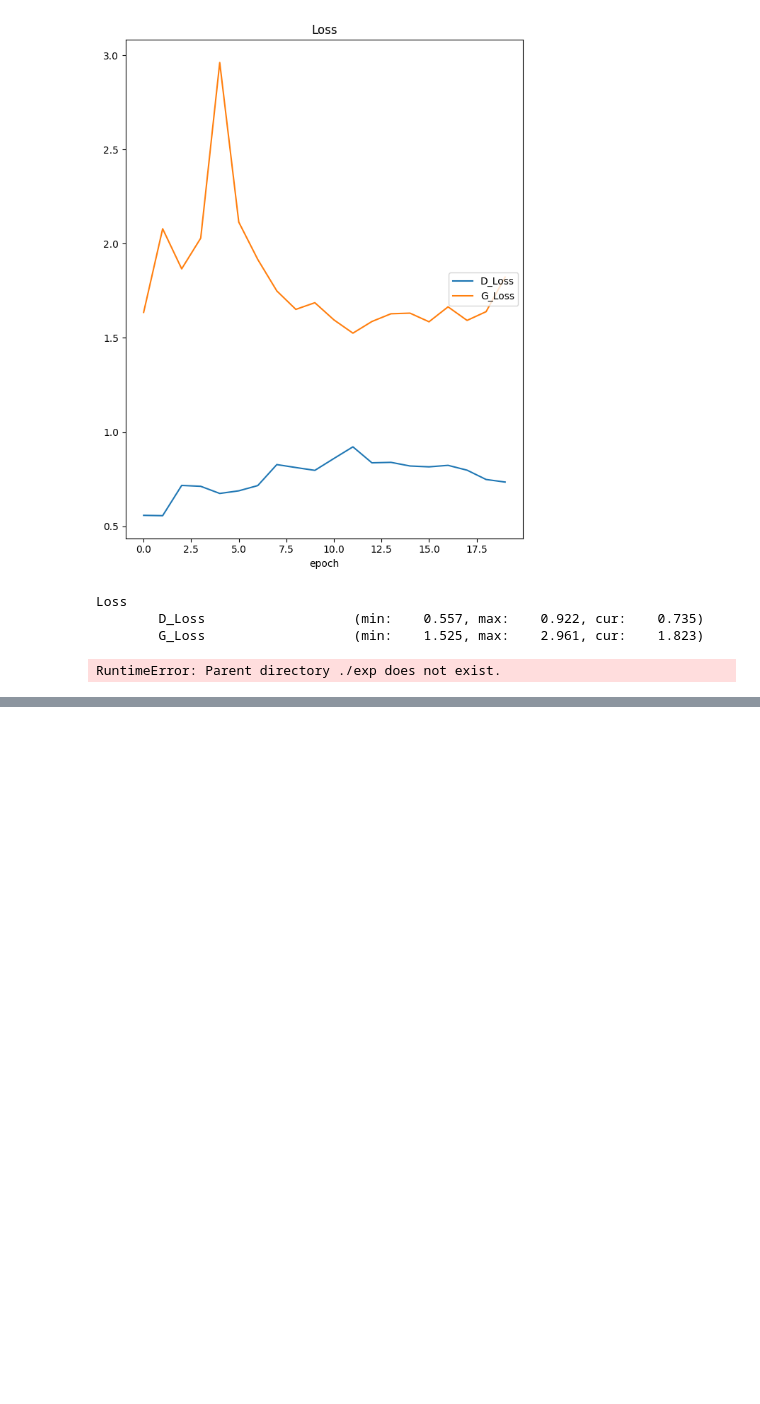
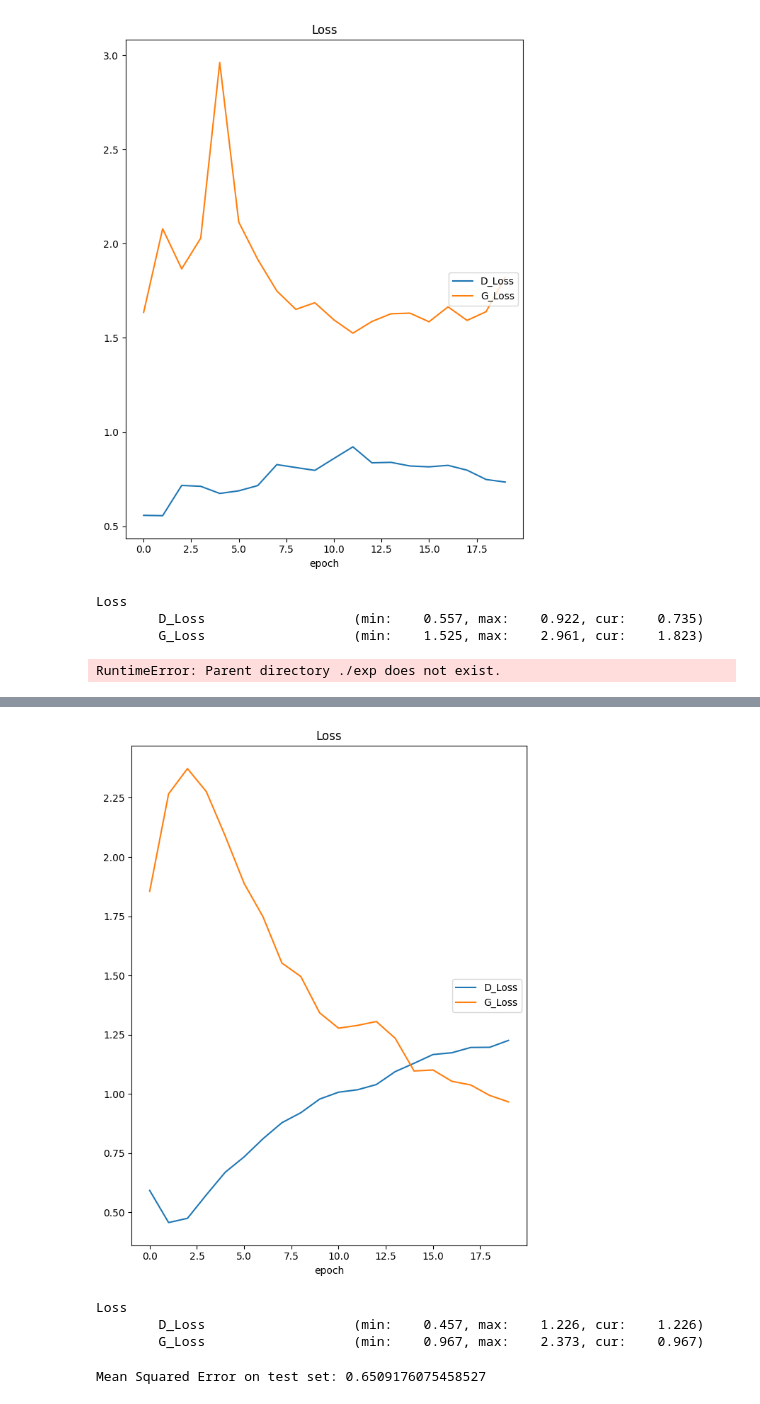
Before and after one commit to edsml-hs1623/Wildfire-Prediction, a Jupyter notebook: GAN_2.ipynb, the cells around one changed output, grey strips where cells are left out. Cells and saved outputs as stored; diff of their text form; code cells hidden in the pictures; blank space fills up the shorter version.

Commit message:
GAN with more epochs

```diff
--- a/GAN_2.ipynb
+++ b/GAN_2.ipynb
@@ -570,0 +676,13 @@ visualize_random_train_images(train_loader, num_images_to_show=5)
+# %%
+# build model
+G = Generator().to(device)
+D = Discriminator().to(device)
+
+# define loss
+criterion = nn.BCELoss()
+z_dim = 100
+
+# optimiser
+lr = 0.0001
+G_optimizer = torch.optim.Adam(G.parameters(), lr = lr)
+D_optimizer = torch.optim.Adam(D.parameters(), lr = lr)
@@ -570,0 +739,38 @@ visualize_random_train_images(train_loader, num_images_to_show=5)
+# %%
+n_epoch = 20
+groups = {'Loss': ['D_Loss', 'G_Loss']}
+liveloss = PlotLosses(groups=groups)
+
+for epoch in range(1, n_epoch + 1):
+    D_losses, G_losses = [], []
+    logs = {}
+
+    for batch_idx, real_images in enumerate(train_loader):
+        real_images = real_images.view(-1, 256, 256).to(device)
+
+        D_loss = D_train(real_images)
+        # G_loss = G_train(batch_size)
+        G_loss = G_train(real_images.size(0))
+
+        D_losses.append(D_loss)
+        G_losses.append(G_loss)
+
+    logs['D_Loss'] = torch.tensor(D_losses).mean().item()
+    logs['G_Loss'] = torch.tensor(G_losses).mean().item()
+
+    liveloss.update(logs)
+    liveloss.draw()
+
+    # save every 20th epochs
+    if(np.mod(epoch, 20) == 0):
+      torch.save(G.state_dict(), "/content/gdrive/MyDrive/Model/Generator2_{:03d}.pth".format(epoch))
+# %% [output]
+[figure, added]
+Loss
+        D_Loss                   (min:    0.457, max:    1.226, cur:    1.226)
+        G_Loss                   (min:    0.967, max:    2.373, cur:    0.967)
+# %%
+mse = calculate_mse(test_loader, G, device)
+print(f"Mean Squared Error on test set: {mse}")
+# %% [output]
+Mean Squared Error on test set: 0.6509176075458527
```
Also changed, not shown: parts of 29 cells of this notebook.
